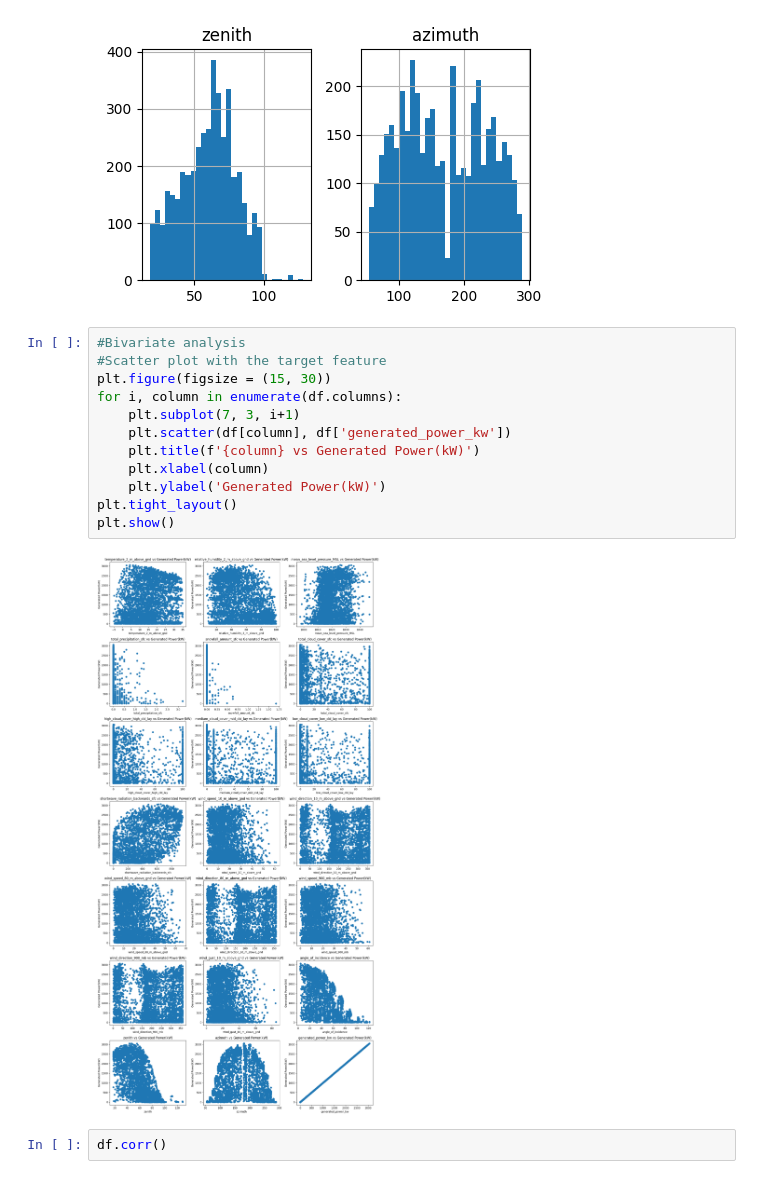
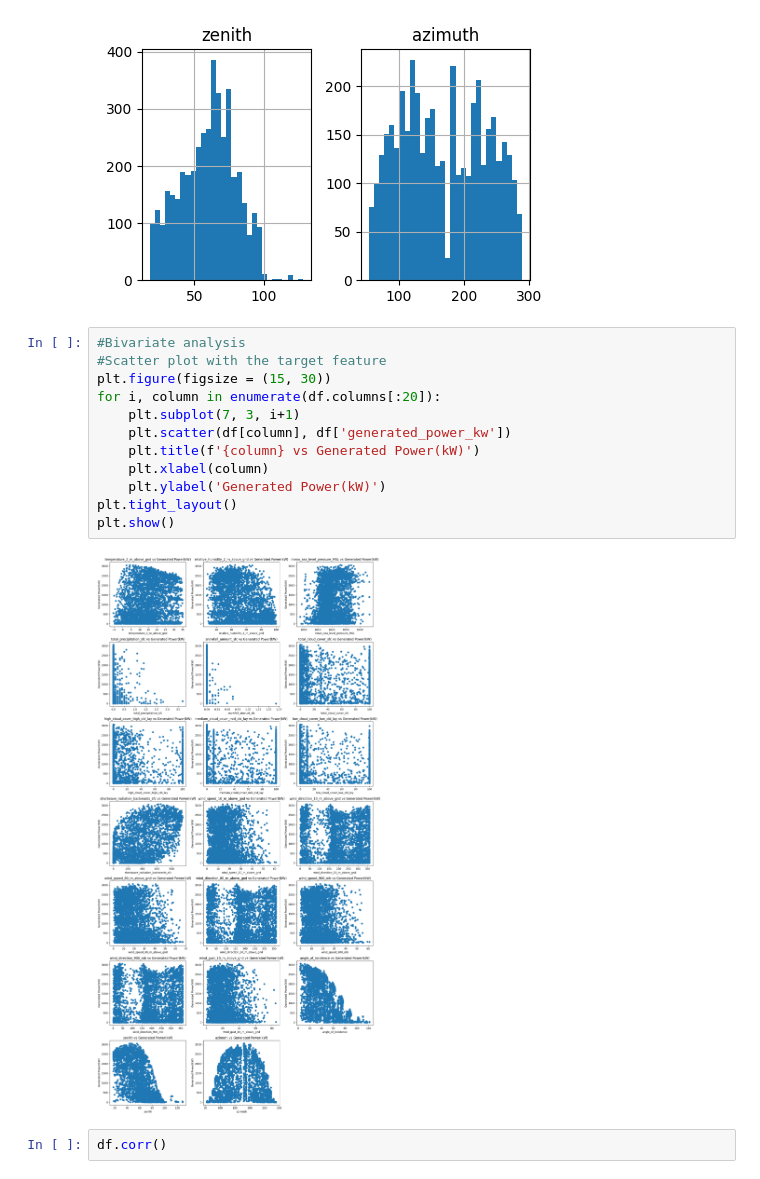
Before and after one commit to shivanshu-th/SolarPowerPrediction, a Jupyter notebook: week2.ipynb, the cells around one changed output. Cells and saved outputs as stored; diff of their text form.

```diff
--- a/week2.ipynb
+++ b/week2.ipynb
@@ -113,17 +113,17 @@ plt.show()
 # %%
 #Bivariate analysis
 #Scatter plot with the target feature
 plt.figure(figsize = (15, 30))
-for i, column in enumerate(df.columns):
+for i, column in enumerate(df.columns[:20]):
     plt.subplot(7, 3, i+1)
     plt.scatter(df[column], df['generated_power_kw'])
     plt.title(f'{column} vs Generated Power(kW)')
     plt.xlabel(column)
     plt.ylabel('Generated Power(kW)')
 plt.tight_layout()
 plt.show()
 # %% [output]
-[figure, old version]
+[figure, new version]
 # %%
 df.corr()
 # %% [output]
```
